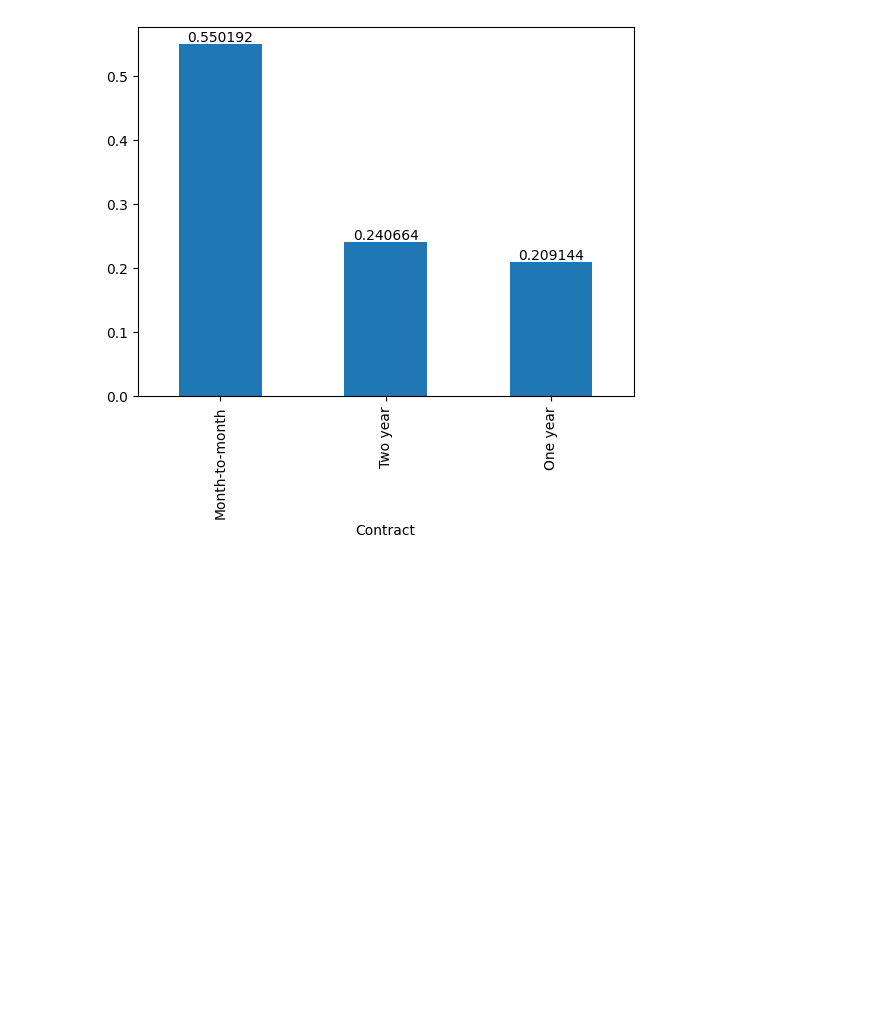
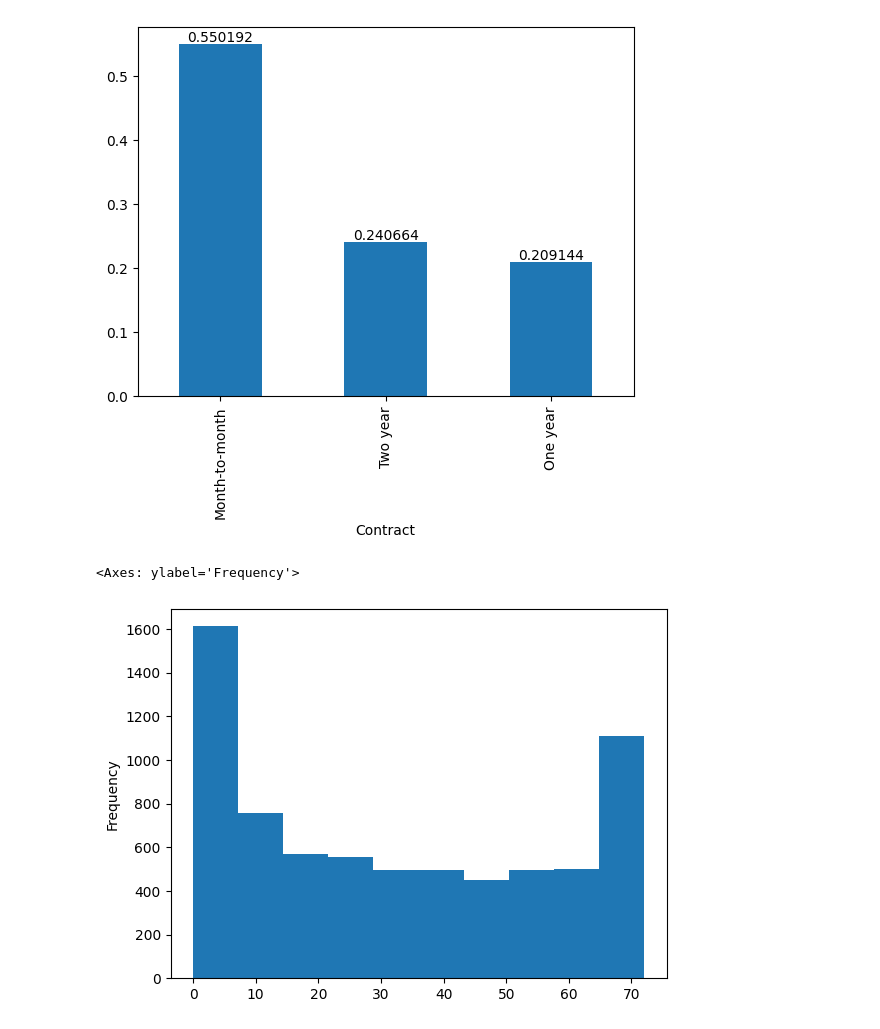
Before and after one commit to imnotannamaria/ia-ead-pandas, a Jupyter notebook: eda_churn.ipynb, the cells around one changed output. Cells and saved outputs as stored; diff of their text form; code cells hidden in the pictures; blank space fills up the shorter version.

```diff
--- a/eda_churn.ipynb
+++ b/eda_churn.ipynb
@@ -584,3 +584,9 @@ ax.bar_label(ax.containers[0])
 # %% [output]
 [Text(0, 0, '0.550192'), Text(0, 0, '0.240664'), Text(0, 0, '0.209144')]
 [figure]
+# %%
+# Tenure Histogram
+df_churn.tenure.plot.hist()
+# %% [output]
+<Axes: ylabel='Frequency'>
+[figure, added]
```
Also changed, not shown: parts of 11 cells of this notebook.
